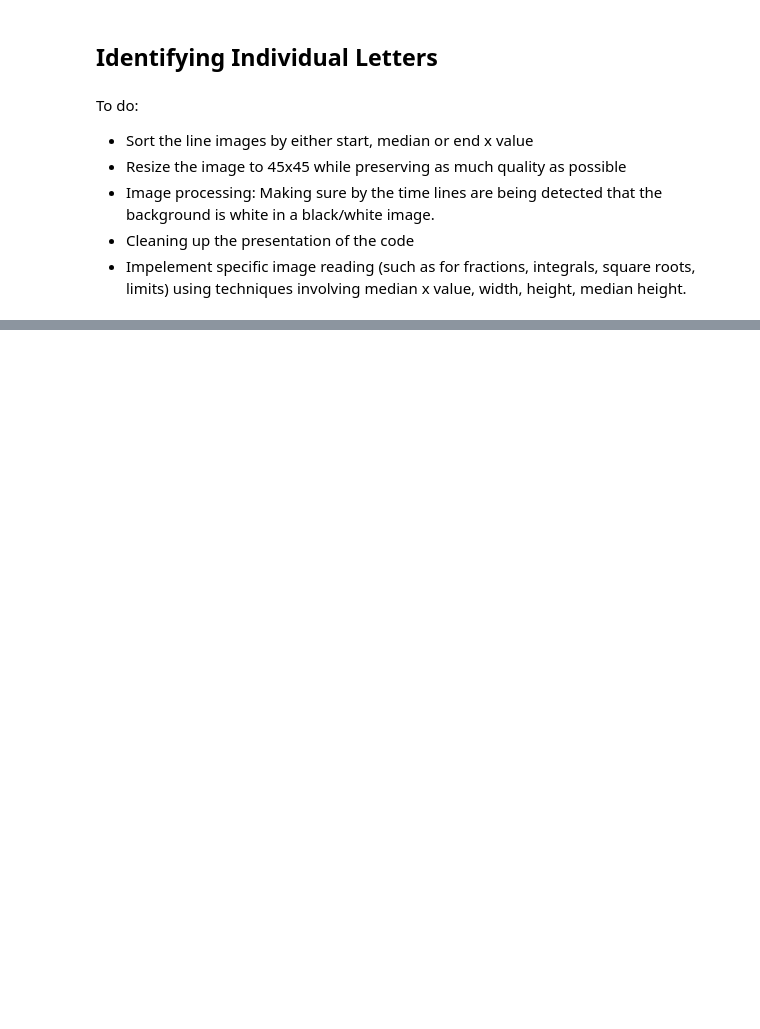
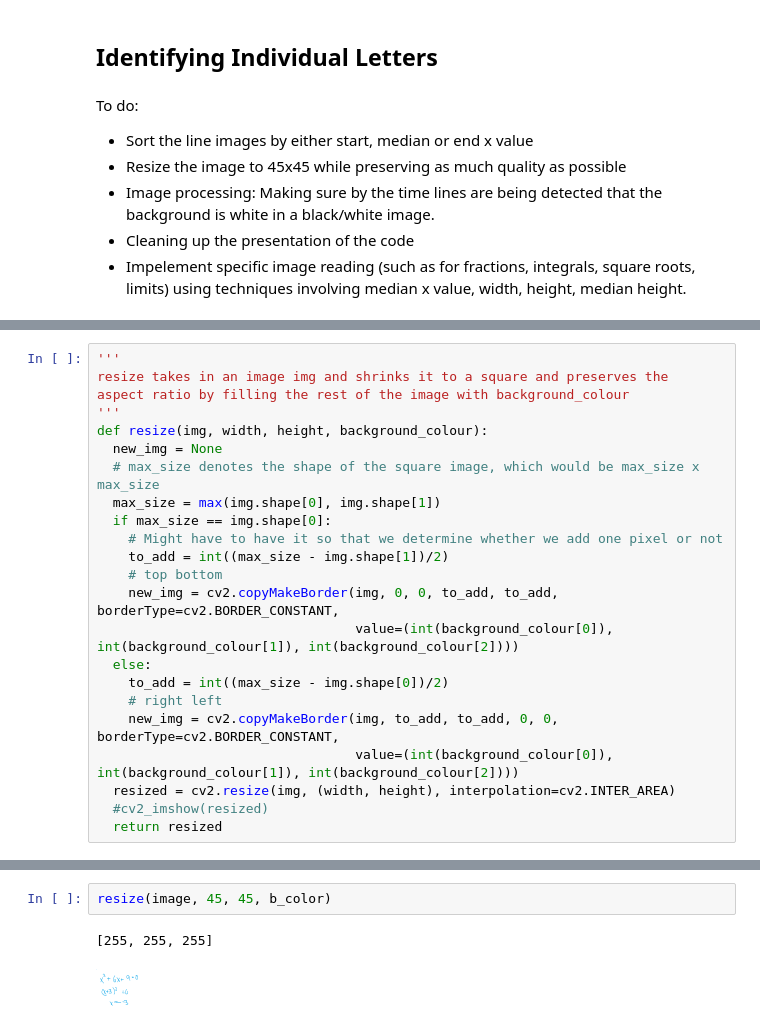
Before and after one commit to muvision/cm-mathvision, a Jupyter notebook: OpenCV.ipynb, the cells around one changed output, grey strips where cells are left out. Saved outputs shown, nothing was run; the diff lists cells and outputs as text; blank space fills up the shorter version.

```diff
--- a/OpenCV.ipynb
+++ b/OpenCV.ipynb
@@ -378,0 +345,23 @@ Yes
+# %%
+'''
+resize takes in an image img and shrinks it to a square and preserves the
+aspect ratio by filling the rest of the image with background_colour
+'''
+def resize(img, width, height, background_colour):
+  new_img = None
+  # max_size denotes the shape of the square image, which would be max_size x max_size
+  max_size = max(img.shape[0], img.shape[1])
+  if max_size == img.shape[0]:
+    # Might have to have it so that we determine whether we add one pixel or not
+    to_add = int((max_size - img.shape[1])/2)
+    # top bottom
+    new_img = cv2.copyMakeBorder(img, 0, 0, to_add, to_add, borderType=cv2.BORDER_CONSTANT,
+                                 value=(int(background_colour[0]), int(background_colour[1]), int(background_colour[2])))
+  else:
+    to_add = int((max_size - img.shape[0])/2)
+    # right left
+    new_img = cv2.copyMakeBorder(img, to_add, to_add, 0, 0,  borderType=cv2.BORDER_CONSTANT,
+                                 value=(int(background_colour[0]), int(background_colour[1]), int(background_colour[2])))
+  resized = cv2.resize(img, (width, height), interpolation=cv2.INTER_AREA)
+  #cv2_imshow(resized)
+  return resized
@@ -378,0 +416,5 @@ Yes
+# %%
+resize(image, 45, 45, b_color)
+# %% [output]
+[255, 255, 255]
+[figure, added]
```
Also changed, not shown: parts of 5 cells of this notebook.
